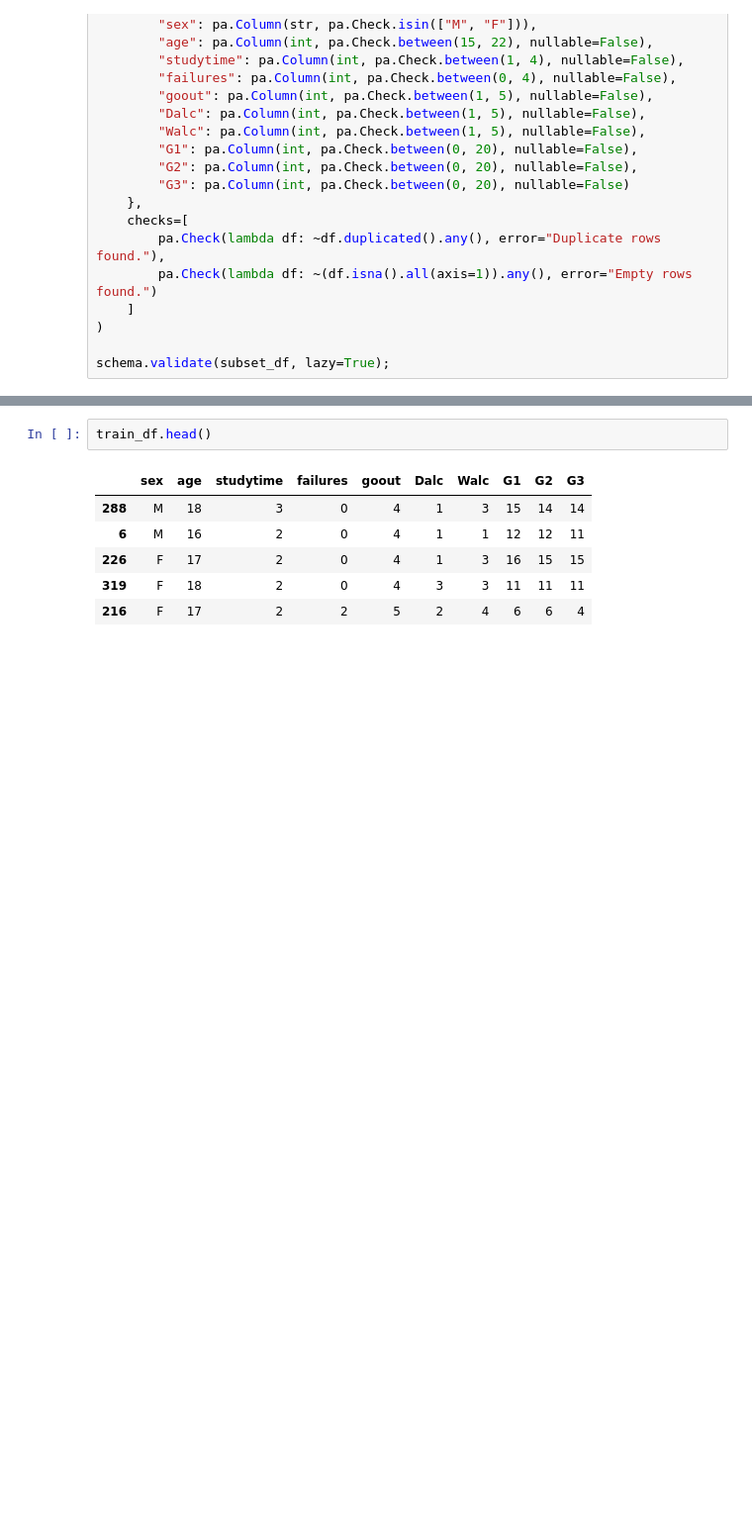
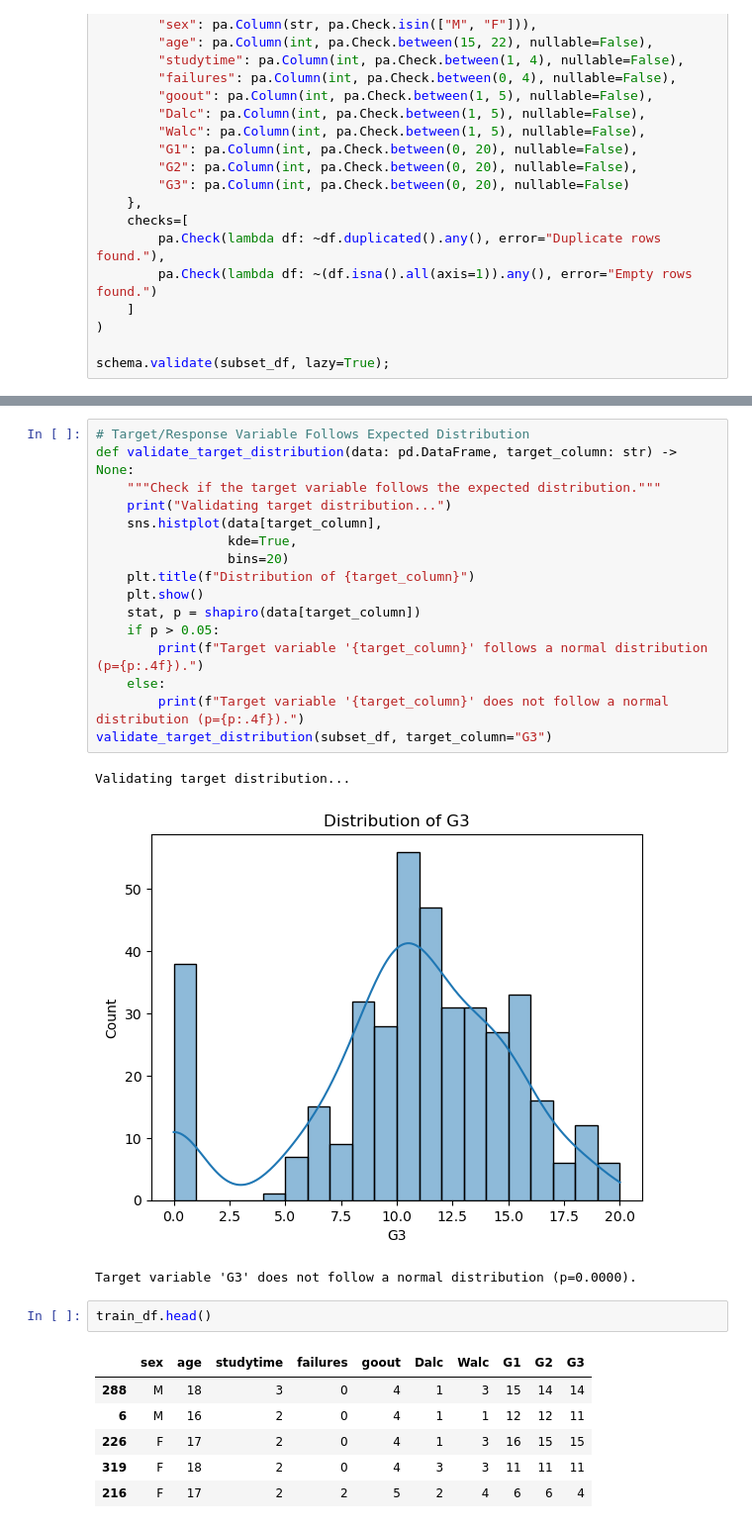
Before and after one commit to UBC-MDS/dsci-522-group-23, a Jupyter notebook: notebooks/student_performance_predictor_report.ipynb, the cells around one changed output, grey strips where cells are left out. Shown at 99% size. Cells and saved outputs as stored; diff of their text form; blank space fills up the shorter version.

```diff
--- a/notebooks/student_performance_predictor_report.ipynb
+++ b/notebooks/student_performance_predictor_report.ipynb
@@ -200,3 +225,23 @@ schema.validate(subset_df, lazy=True);
+# %%
+# Target/Response Variable Follows Expected Distribution
+def validate_target_distribution(data: pd.DataFrame, target_column: str) -> None:
+    """Check if the target variable follows the expected distribution."""
+    print("Validating target distribution...")
+    sns.histplot(data[target_column],
+                 kde=True,
+                 bins=20)
+    plt.title(f"Distribution of {target_column}")
+    plt.show()
+    stat, p = shapiro(data[target_column])
+    if p > 0.05:
+        print(f"Target variable '{target_column}' follows a normal distribution (p={p:.4f}).")
+    else:
+        print(f"Target variable '{target_column}' does not follow a normal distribution (p={p:.4f}).")
+validate_target_distribution(subset_df, target_column="G3")
+# %% [output]
+Validating target distribution...
+[figure, added]
+Target variable 'G3' does not follow a normal distribution (p=0.0000).
 # %%
 train_df.head()
 # %% [output]
```
Also changed, not shown: parts of 3 cells of this notebook.
